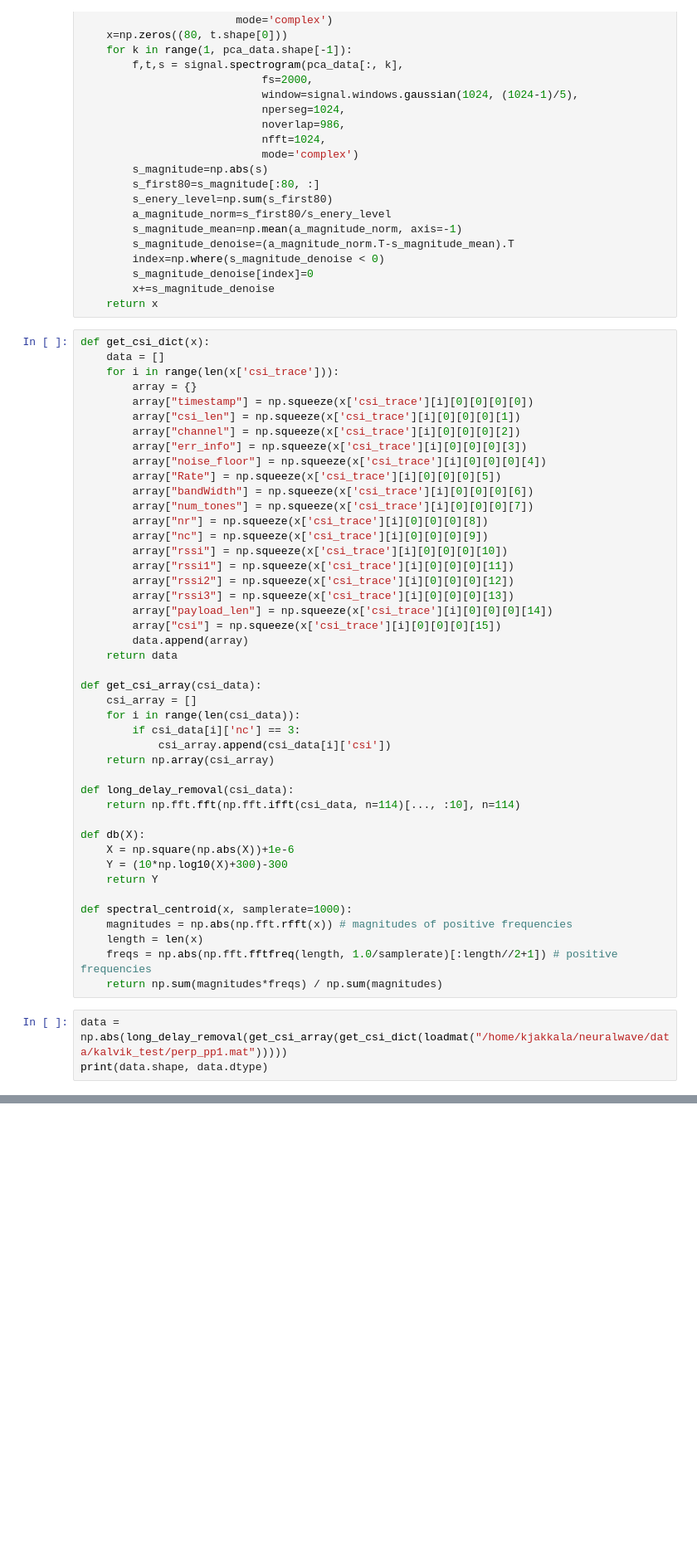
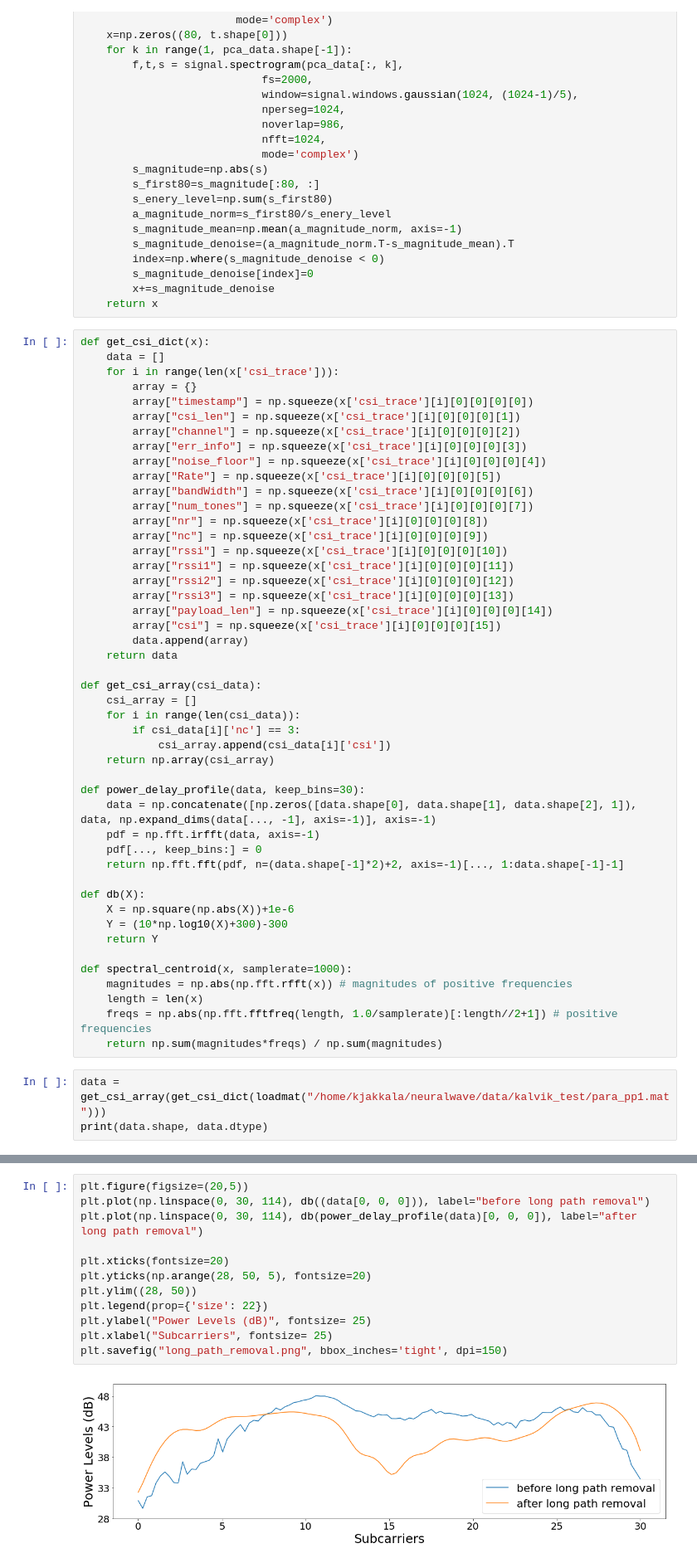
Before and after one commit to akarshp28/neuralwave, a Jupyter notebook: tools/csi_segmentation.ipynb, the cells around one changed output, grey strips where cells are left out. Shown: that part at 83% size. Drawn from its saved outputs; the diff is of its cells as text; blank space fills up the shorter version.

```diff
--- a/tools/csi_segmentation.ipynb
+++ b/tools/csi_segmentation.ipynb
@@ -69,8 +69,11 @@ def get_csi_array(csi_data):
             csi_array.append(csi_data[i]['csi'])
     return np.array(csi_array)
 
-def long_delay_removal(csi_data):
-    return np.fft.fft(np.fft.ifft(csi_data, n=114)[..., :10], n=114)
+def power_delay_profile(data, keep_bins=30):
+    data = np.concatenate([np.zeros([data.shape[0], data.shape[1], data.shape[2], 1]), data, np.expand_dims(data[..., -1], axis=-1)], axis=-1)
+    pdf = np.fft.irfft(data, axis=-1)
+    pdf[..., keep_bins:] = 0
+    return np.fft.fft(pdf, n=(data.shape[-1]*2)+2, axis=-1)[..., 1:data.shape[-1]-1]
 
 def db(X):
     X = np.square(np.abs(X))+1e-6
@@ -83,6 +86,6 @@ def spectral_centroid(x, samplerate=1000):
     freqs = np.abs(np.fft.fftfreq(length, 1.0/samplerate)[:length//2+1]) # positive frequencies
     return np.sum(magnitudes*freqs) / np.sum(magnitudes)
 # %%
-data = np.abs(long_delay_removal(get_csi_array(get_csi_dict(loadmat("/home/kjakkala/neuralwave/data/kalvik_test/perp_pp1.mat")))))
+data = get_csi_array(get_csi_dict(loadmat("/home/kjakkala/neuralwave/data/kalvik_test/para_pp1.mat")))
 print(data.shape, data.dtype)
 # %% [output]
@@ -89,0 +93,14 @@ print(data.shape, data.dtype)
+# %%
+plt.figure(figsize=(20,5))
+plt.plot(np.linspace(0, 30, 114), db((data[0, 0, 0])), label="before long path removal")
+plt.plot(np.linspace(0, 30, 114), db(power_delay_profile(data)[0, 0, 0]), label="after long path removal")
+
+plt.xticks(fontsize=20)
+plt.yticks(np.arange(28, 50, 5), fontsize=20)
+plt.ylim((28, 50))
+plt.legend(prop={'size': 22})
+plt.ylabel("Power Levels (dB)", fontsize= 25)
+plt.xlabel("Subcarriers", fontsize= 25)
+plt.savefig("long_path_removal.png", bbox_inches='tight', dpi=150)
+# %% [output]
+[figure, added]
```
Also changed, not shown: parts of 16 cells of this notebook, 12 other files.
